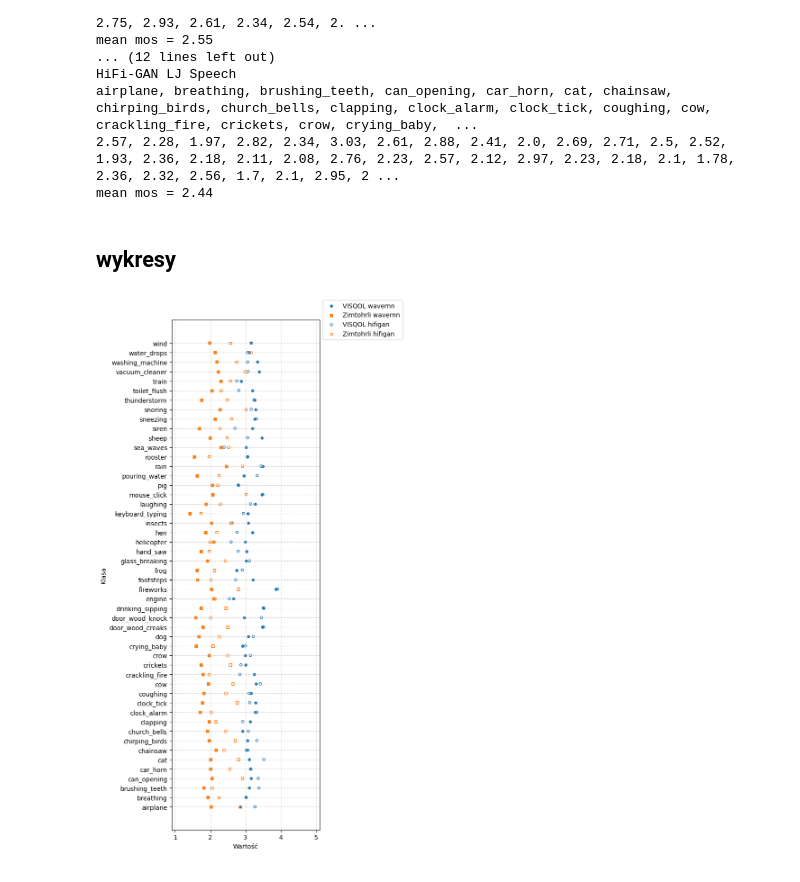
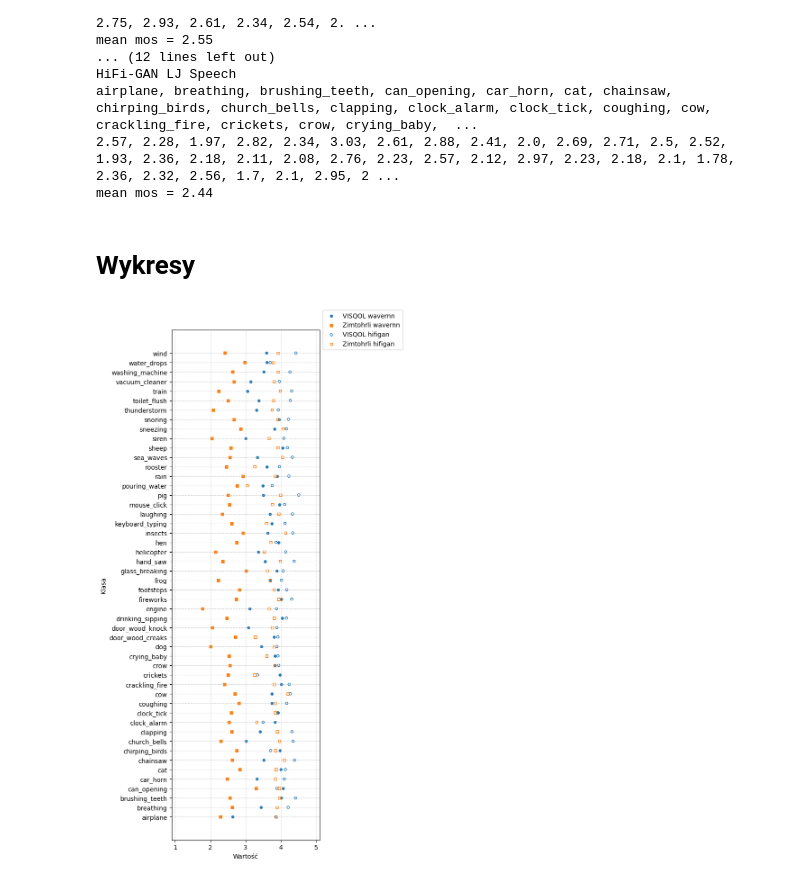
Before and after one commit to JZduns/sound-effects-generation-training, a Jupyter notebook: evaluation.ipynb, the cells around one changed output. Drawn from its saved outputs; the diff is of its cells as text; code cells hidden in the pictures.

```diff
--- a/evaluation.ipynb
+++ b/evaluation.ipynb
@@ -435,7 +434,7 @@ airplane, breathing, brushing_teeth, can_opening, car_horn, cat, chainsaw, chirp
 2.57, 2.28, 1.97, 2.82, 2.34, 3.03, 2.61, 2.88, 2.41, 2.0, 2.69, 2.71, 2.5, 2.52, 1.93, 2.36, 2.18, 2.11, 2.08, 2.76, 2.23, 2.57, 2.12, 2.97, 2.23, 2.18, 2.1, 1.78, 2.36, 2.32, 2.56, 1.7, 2.1, 2.95, 2 ...
 mean mos = 2.44
 # %% [markdown]
-## wykresy
+# Wykresy
 # %%
 def plot_visqol_zimtohrli(visqol_values, zimtohrli_values, labels):
     """ rysuje wykres z wynikami VISQOL i Zimtohrli """
@@ -666,45 +665,45 @@ hifigan_ljspeech_visqol = [3.27, 3.19, 3.18, 3.43, 3.25, 2.79, 3.16, 3.25, 3.38,
 hifigan_ljspeech_zimtohrli = [2.57, 2.28, 1.97, 2.82, 2.34, 3.03, 2.61, 2.88, 2.41, 2.0, 2.69, 2.71, 2.5, 2.52, 1.93, 2.36, 2.18, 2.11, 2.08, 2.76, 2.23, 2.57, 2.12, 2.97, 2.23, 2.18, 2.1, 1.78, 2.36, 2.32, 2.56, 1.7, 2.1, 2.95, 2.38, 2.31, 2.98, 2.31, 2.36, 2.43, 2.13, 2.49, 2.97, 2.45, 2.2, 2.54, 3.03, 2.77, 3.13, 2.66]
 
 # ZCR
-griffin_lim_zcr = [-0.02, -0.02, -0.04, -0.05, -0.03, -0.03, -0.02, -0.05, -0.02, -0.03, 0.05, -0.01, -0.02, -0.01, -0.02, 0.12, -0.05, -0.04, -0.01, -0.05, -0.01, -0.02, -0.02, -0.02, -0.02, -0.04, -0.03, -0.03, 0.0, -0.03, -0.02, -0.03, -0.02, -0.01, -0.02, -0.05, -0.05, -0.04, -0.02, -0.03, -0.01, -0.02, -0.02, -0.01, -0.04, -0.01, -0.06, -0.04, -0.02, -0.02]
+griffin_lim_zcr = [0.02, 0.02, 0.04, 0.05, 0.03, 0.03, 0.02, 0.05, 0.02, 0.03, -0.05, 0.01, 0.02, 0.01, 0.02, -0.12, 0.05, 0.04, 0.01, 0.05, 0.01, 0.02, 0.02, 0.02, 0.02, 0.04, 0.03, 0.03, -0.0, 0.03, 0.02, 0.03, 0.02, 0.01, 0.02, 0.05, 0.05, 0.04, 0.02, 0.03, 0.01, 0.02, 0.02, 0.01, 0.04, 0.01, 0.06, 0.04, 0.02, 0.02]
 
-wavernn_esc50_zcr = [-0.21, -0.1, -0.14, -0.04, -0.12, -0.01, -0.19, -0.12, -0.14, -0.18, 0.07, -0.09, -0.09, -0.09, -0.04, 0.07, -0.14, -0.14, -0.11, -0.11, -0.14, -0.06, -0.07, -0.15, -0.02, -0.14, -0.01, -0.08, -0.36, -0.09, -0.13, -0.13, -0.11, -0.1, -0.16, -0.01, -0.16, -0.08, -0.08, -0.15, -0.12, -0.05, 0.01, -0.09, -0.15, -0.15, -0.09, -0.15, -0.06, -0.07]
-wavernn_fine_tuning_zcr = [-0.01, -0.01, -0.0, -0.05, 0.0, 0.02, 0.02, 0.01, 0.02, 0.01, 0.09, -0.01, -0.04, -0.01, -0.06, -0.02, -0.02, -0.02, 0.0, -0.02, -0.05, -0.06, -0.06, 0.0, 0.01, -0.04, -0.02, -0.01, 0.01, -0.01, -0.01, -0.04, -0.02, -0.05, 0.0, -0.02, 0.03, -0.01, 0.01, -0.01, -0.03, -0.01, -0.04, -0.01, 0.03, -0.02, 0.08, 0.01, 0.02, -0.01]
-wavernn_ljspeech_zcr = [-0.02, -0.02, -0.01, -0.08, 0.0, -0.0, 0.01, -0.0, 0.01, 0.02, 0.09, -0.02, -0.05, -0.03, -0.08, -0.05, -0.01, -0.03, -0.02, -0.04, -0.06, -0.06, -0.07, -0.02, -0.01, -0.07, -0.04, -0.02, -0.01, -0.03, -0.01, -0.07, -0.02, -0.08, -0.0, -0.04, 0.01, 0.0, 0.01, -0.02, -0.02, -0.02, -0.06, -0.02, 0.03, -0.01, 0.08, 0.01, -0.02, -0.02]
+wavernn_esc50_zcr = [0.21, 0.1, 0.14, 0.04, 0.12, 0.01, 0.19, 0.12, 0.14, 0.18, -0.07, 0.09, 0.09, 0.09, 0.04, -0.07, 0.14, 0.14, 0.11, 0.11, 0.14, 0.06, 0.07, 0.15, 0.02, 0.14, 0.01, 0.08, 0.36, 0.09, 0.13, 0.13, 0.11, 0.1, 0.16, 0.01, 0.16, 0.08, 0.08, 0.15, 0.12, 0.05, -0.01, 0.09, 0.15, 0.15, 0.09, 0.15, 0.06, 0.07]
+wavernn_fine_tuning_zcr = [0.01, 0.01, 0.0, 0.05, -0.0, -0.02, -0.02, -0.01, -0.02, -0.01, -0.09, 0.01, 0.04, 0.01, 0.06, 0.02, 0.02, 0.02, -0.0, 0.02, 0.05, 0.06, 0.06, -0.0, -0.01, 0.04, 0.02, 0.01, -0.01, 0.01, 0.01, 0.04, 0.02, 0.05, -0.0, 0.02, -0.03, 0.01, -0.01, 0.01, 0.03, 0.01, 0.04, 0.01, -0.03, 0.02, -0.08, -0.01, -0.02, 0.01]
+wavernn_ljspeech_zcr = [0.02, 0.02, 0.01, 0.08, -0.0, 0.0, -0.01, 0.0, -0.01, -0.02, -0.09, 0.02, 0.05, 0.03, 0.08, 0.05, 0.01, 0.03, 0.02, 0.04, 0.06, 0.06, 0.07, 0.02, 0.01, 0.07, 0.04, 0.02, 0.01, 0.03, 0.01, 0.07, 0.02, 0.08, 0.0, 0.04, -0.01, -0.0, -0.01, 0.02, 0.02, 0.02, 0.06, 0.02, -0.03, 0.01, -0.08, -0.01, 0.02, 0.02]
 
-hifigan_esc50_zcr = [0.03, 0.03, 0.06, 0.1, 0.04, 0.05, 0.07, 0.11, 0.03, 0.04, 0.29, -0.01, 0.04, 0.03, 0.04, 0.35, 0.05, 0.0, 0.02, 0.01, -0.01, 0.05, 0.01, 0.0, 0.07, 0.03, 0.13, 0.06, 0.16, 0.04, 0.07, 0.07, 0.04, 0.04, 0.04, 0.14, 0.08, 0.06, 0.05, 0.02, 0.01, 0.12, 0.06, 0.01, 0.07, 0.01, 0.14, 0.06, 0.03, 0.03]
-hifigan_fine_tuning_zcr = [-0.02, -0.01, -0.0, 0.03, -0.0, 0.02, -0.01, 0.02, 0.0, -0.01, 0.17, -0.0, -0.01, 0.0, -0.01, 0.16, -0.01, -0.02, 0.0, -0.02, -0.01, 0.02, -0.0, -0.01, 0.01, -0.01, 0.02, 0.0, 0.02, 0.01, -0.0, 0.01, 0.02, 0.01, -0.01, 0.03, -0.03, 0.01, -0.01, -0.01, -0.0, 0.05, 0.0, 0.0, -0.01, -0.01, 0.01, 0.0, 0.02, -0.0]
-hifigan_ljspeech_zcr = [0.02, 0.02, 0.08, -0.01, 0.03, 0.05, 0.07, 0.04, 0.04, 0.06, 0.17, 0.02, -0.0, 0.01, 0.05, 0.16, 0.04, -0.0, 0.01, -0.03, -0.02, -0.01, -0.02, -0.01, 0.09, -0.0, 0.05, 0.05, 0.04, 0.02, 0.07, 0.01, 0.03, -0.01, 0.04, 0.06, 0.05, 0.03, 0.04, 0.01, 0.0, 0.06, 0.03, 0.01, 0.08, 0.0, 0.12, 0.04, 0.02, 0.0]
+hifigan_esc50_zcr = [-0.03, -0.03, -0.06, -0.1, -0.04, -0.05, -0.07, -0.11, -0.03, -0.04, -0.29, 0.01, -0.04, -0.03, -0.04, -0.35, -0.05, -0.0, -0.02, -0.01, 0.01, -0.05, -0.01, -0.0, -0.07, -0.03, -0.13, -0.06, -0.16, -0.04, -0.07, -0.07, -0.04, -0.04, -0.04, -0.14, -0.08, -0.06, -0.05, -0.02, -0.01, -0.12, -0.06, -0.01, -0.07, -0.01, -0.14, -0.06, -0.03, -0.03]
+hifigan_fine_tuning_zcr = [0.02, 0.01, 0.0, -0.03, 0.0, -0.02, 0.01, -0.02, -0.0, 0.01, -0.17, 0.0, 0.01, -0.0, 0.01, -0.16, 0.01, 0.02, -0.0, 0.02, 0.01, -0.02, 0.0, 0.01, -0.01, 0.01, -0.02, -0.0, -0.02, -0.01, 0.0, -0.01, -0.02, -0.01, 0.01, -0.03, 0.03, -0.01, 0.01, 0.01, 0.0, -0.05, -0.0, -0.0, 0.01, 0.01, -0.01, -0.0, -0.02, 0.0]
+hifigan_ljspeech_zcr = [-0.02, -0.02, -0.08, 0.01, -0.03, -0.05, -0.07, -0.04, -0.04, -0.06, -0.17, -0.02, 0.0, -0.01, -0.05, -0.16, -0.04, 0.0, -0.01, 0.03, 0.02, 0.01, 0.02, 0.01, -0.09, 0.0, -0.05, -0.05, -0.04, -0.02, -0.07, -0.01, -0.03, 0.01, -0.04, -0.06, -0.05, -0.03, -0.04, -0.01, -0.0, -0.06, -0.03, -0.01, -0.08, -0.0, -0.12, -0.04, -0.02, -0.0]
 
 # spectral flatness
-griffin_lim_sf = [-0.05, -0.01, -0.15, -0.08, -0.01, -0.04, -0.08, -0.1, -0.01, -0.1, -0.04, -0.01, -0.02, -0.02, -0.07, -0.06, -0.11, -0.03, -0.01, -0.04, 0.0, -0.0, -0.01, -0.03, -0.1, -0.03, -0.08, -0.09, -0.06, -0.03, -0.06, -0.09, -0.02, -0.03, -0.04, -0.07, -0.33, -0.01, -0.07, -0.02, -0.0, -0.07, -0.05, -0.01, -0.13, -0.02, -0.1, -0.07, -0.03, -0.02]
+griffin_lim_sf = [0.05, 0.01, 0.15, 0.08, 0.01, 0.04, 0.08, 0.1, 0.01, 0.1, 0.04, 0.01, 0.02, 0.02, 0.07, 0.06, 0.11, 0.03, 0.01, 0.04, -0.0, 0.0, 0.01, 0.03, 0.1, 0.03, 0.08, 0.09, 0.06, 0.03, 0.06, 0.09, 0.02, 0.03, 0.04, 0.07, 0.33, 0.01, 0.07, 0.02, 0.0, 0.07, 0.05, 0.01, 0.13, 0.02, 0.1, 0.07, 0.03, 0.02]
 
-wavernn_esc50_sf = [-0.09, -0.05, -0.07, -0.04, -0.11, -0.03, -0.18, -0.1, -0.08, -0.18, -0.13, -0.02, -0.09, -0.02, -0.0, -0.13, -0.13, -0.1, -0.02, -0.06, -0.06, 0.0, -0.05, -0.03, -0.01, -0.04, -0.07, -0.08, -0.21, -0.04, -0.11, -0.02, -0.08, 0.06, -0.09, -0.0, -0.1, -0.07, -0.13, -0.03, -0.06, -0.08, -0.02, -0.03, -0.15, -0.13, -0.23, -0.22, -0.04, -0.08]
-wavernn_fine_tuning_sf = [-0.06, -0.04, -0.08, -0.1, -0.06, -0.01, -0.03, -0.04, -0.03, -0.07, -0.09, -0.02, -0.08, -0.03, -0.05, -0.05, -0.05, -0.05, -0.02, -0.04, -0.08, -0.05, -0.07, -0.02, -0.01, -0.06, -0.14, -0.06, -0.06, -0.03, -0.05, -0.05, -0.06, 0.03, -0.03, -0.02, -0.06, -0.08, -0.01, -0.03, -0.03, -0.09, -0.06, -0.02, -0.05, -0.04, -0.08, -0.06, -0.02, -0.04]
-wavernn_ljspeech_sf = [-0.03, -0.02, -0.05, -0.09, -0.03, -0.02, -0.01, -0.03, -0.02, -0.02, -0.05, -0.02, -0.07, -0.03, -0.05, -0.03, -0.03, -0.04, -0.02, -0.05, -0.06, -0.02, -0.04, -0.02, -0.01, -0.07, -0.09, -0.04, -0.04, -0.03, -0.03, -0.05, -0.03, 0.05, -0.02, -0.03, -0.04, -0.04, -0.01, -0.02, -0.02, -0.07, -0.07, -0.02, -0.01, -0.02, -0.03, -0.03, -0.02, -0.02]
+wavernn_esc50_sf = [0.09, 0.05, 0.07, 0.04, 0.11, 0.03, 0.18, 0.1, 0.08, 0.18, 0.13, 0.02, 0.09, 0.02, 0.0, 0.13, 0.13, 0.1, 0.02, 0.06, 0.06, -0.0, 0.05, 0.03, 0.01, 0.04, 0.07, 0.08, 0.21, 0.04, 0.11, 0.02, 0.08, -0.06, 0.09, 0.0, 0.1, 0.07, 0.13, 0.03, 0.06, 0.08, 0.02, 0.03, 0.15, 0.13, 0.23, 0.22, 0.04, 0.08]
+wavernn_fine_tuning_sf = [0.06, 0.04, 0.08, 0.1, 0.06, 0.01, 0.03, 0.04, 0.03, 0.07, 0.09, 0.02, 0.08, 0.03, 0.05, 0.05, 0.05, 0.05, 0.02, 0.04, 0.08, 0.05, 0.07, 0.02, 0.01, 0.06, 0.14, 0.06, 0.06, 0.03, 0.05, 0.05, 0.06, -0.03, 0.03, 0.02, 0.06, 0.08, 0.01, 0.03, 0.03, 0.09, 0.06, 0.02, 0.05, 0.04, 0.08, 0.06, 0.02, 0.04]
+wavernn_ljspeech_sf = [0.03, 0.02, 0.05, 0.09, 0.03, 0.02, 0.01, 0.03, 0.02, 0.02, 0.05, 0.02, 0.07, 0.03, 0.05, 0.03, 0.03, 0.04, 0.02, 0.05, 0.06, 0.02, 0.04, 0.02, 0.01, 0.07, 0.09, 0.04, 0.04, 0.03, 0.03, 0.05, 0.03, -0.05, 0.02, 0.03, 0.04, 0.04, 0.01, 0.02, 0.02, 0.07, 0.07, 0.02, 0.01, 0.02, 0.03, 0.03, 0.02, 0.02]
 
-hifigan_esc50_sf = [0.01, 0.01, 0.04, 0.04, 0.0, 0.02, 0.04, 0.04, -0.0, 0.02, -0.02, 0.0, 0.01, 0.02, 0.03, -0.03, 0.0, -0.01, 0.0, -0.03, -0.0, 0.09, 0.01, -0.0, 0.07, 0.01, 0.01, 0.05, 0.05, 0.01, 0.04, 0.05, 0.02, 0.14, 0.0, 0.05, 0.04, -0.0, 0.04, 0.0, -0.0, 0.05, 0.04, 0.0, 0.05, -0.01, 0.0, 0.01, 0.01, -0.01]
-hifigan_fine_tuning_sf = [-0.03, 0.0, -0.04, 0.02, -0.01, 0.01, -0.02, 0.01, -0.0, -0.03, -0.01, -0.0, -0.0, -0.0, -0.01, -0.03, -0.03, -0.01, -0.0, -0.02, 0.0, 0.08, 0.0, -0.01, 0.01, -0.0, -0.02, -0.01, -0.02, 0.0, -0.01, 0.01, 0.02, 0.13, -0.01, 0.04, -0.11, 0.0, -0.01, -0.0, -0.0, 0.02, -0.0, -0.0, -0.03, -0.01, -0.08, -0.03, 0.01, -0.01]
-hifigan_ljspeech_sf = [0.02, 0.01, 0.1, 0.03, 0.01, 0.03, 0.04, 0.07, 0.0, 0.07, 0.01, 0.01, 0.01, 0.01, 0.05, 0.01, 0.02, 0.01, 0.0, -0.0, -0.0, 0.08, 0.01, 0.0, 0.09, 0.0, 0.05, 0.05, 0.02, 0.01, 0.04, 0.05, 0.02, 0.14, 0.01, 0.07, 0.04, 0.02, 0.04, 0.0, -0.0, 0.04, 0.03, 0.0, 0.07, 0.0, 0.03, 0.01, 0.02, 0.01]
+hifigan_esc50_sf = [-0.01, -0.01, -0.04, -0.04, -0.0, -0.02, -0.04, -0.04, 0.0, -0.02, 0.02, -0.0, -0.01, -0.02, -0.03, 0.03, -0.0, 0.01, -0.0, 0.03, 0.0, -0.09, -0.01, 0.0, -0.07, -0.01, -0.01, -0.05, -0.05, -0.01, -0.04, -0.05, -0.02, -0.14, -0.0, -0.05, -0.04, 0.0, -0.04, -0.0, 0.0, -0.05, -0.04, -0.0, -0.05, 0.01, -0.0, -0.01, -0.01, 0.01]
+hifigan_fine_tuning_sf = [0.03, -0.0, 0.04, -0.02, 0.01, -0.01, 0.02, -0.01, 0.0, 0.03, 0.01, 0.0, 0.0, 0.0, 0.01, 0.03, 0.03, 0.01, 0.0, 0.02, -0.0, -0.08, -0.0, 0.01, -0.01, 0.0, 0.02, 0.01, 0.02, -0.0, 0.01, -0.01, -0.02, -0.13, 0.01, -0.04, 0.11, -0.0, 0.01, 0.0, 0.0, -0.02, 0.0, 0.0, 0.03, 0.01, 0.08, 0.03, -0.01, 0.01]
+hifigan_ljspeech_sf = [-0.02, -0.01, -0.1, -0.03, -0.01, -0.03, -0.04, -0.07, -0.0, -0.07, -0.01, -0.01, -0.01, -0.01, -0.05, -0.01, -0.02, -0.01, -0.0, 0.0, 0.0, -0.08, -0.01, -0.0, -0.09, -0.0, -0.05, -0.05, -0.02, -0.01, -0.04, -0.05, -0.02, -0.14, -0.01, -0.07, -0.04, -0.02, -0.04, -0.0, 0.0, -0.04, -0.03, -0.0, -0.07, -0.0, -0.03, -0.01, -0.02, -0.01]
 # %%
 # griffin-lim
 # plot_visqol_zimtohrli(griffin_lim_visqol, griffin_lim_zimtohrli, labels)
 # plot_zcr(griffin_lim_zcr, labels)
 # plot_spectral_flatness(griffin_lim_sf, labels)
 
 # ljspeech
 # plot_visqol_zimtohrli_2(wavernn_ljspeech_visqol, wavernn_ljspeech_zimtohrli, hifigan_ljspeech_visqol, hifigan_ljspeech_zimtohrli, labels)
 # plot_zcr_2(wavernn_ljspeech_zcr, hifigan_ljspeech_zcr, labels)
 # plot_spectral_flatness_2(wavernn_ljspeech_sf, hifigan_ljspeech_sf, labels)
 
 # esc-50
-plot_visqol_zimtohrli_2(wavernn_esc50_visqol, wavernn_esc50_zimtohrli, hifigan_esc50_visqol, hifigan_esc50_zimtohrli, labels)
+# plot_visqol_zimtohrli_2(wavernn_esc50_visqol, wavernn_esc50_zimtohrli, hifigan_esc50_visqol, hifigan_esc50_zimtohrli, labels)
 # plot_zcr_2(wavernn_esc50_zcr, hifigan_esc50_zcr, labels)
 # plot_spectral_flatness_2(wavernn_esc50_sf, hifigan_esc50_sf, labels)
 
 # fine-tuning
-# plot_visqol_zimtohrli_2(wavernn_fine_tuning_visqol, wavernn_fine_tuning_zimtohrli, hifigan_fine_tuning_visqol, hifigan_fine_tuning_zimtohrli, labels)
+plot_visqol_zimtohrli_2(wavernn_fine_tuning_visqol, wavernn_fine_tuning_zimtohrli, hifigan_fine_tuning_visqol, hifigan_fine_tuning_zimtohrli, labels)
 # plot_zcr_2(wavernn_fine_tuning_zcr, hifigan_fine_tuning_zcr, labels)
 # plot_spectral_flatness_2(wavernn_fine_tuning_sf, hifigan_fine_tuning_sf, labels)
 # %% [output]
-[figure, old version]
+[figure, new version]
```
Also changed, not shown: parts of 18 cells of this notebook, 3 other files.
